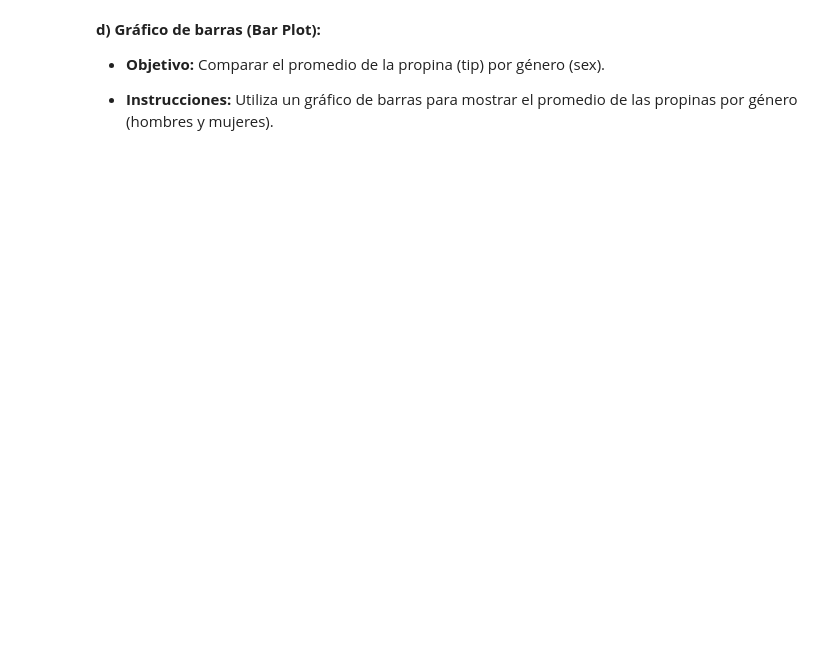
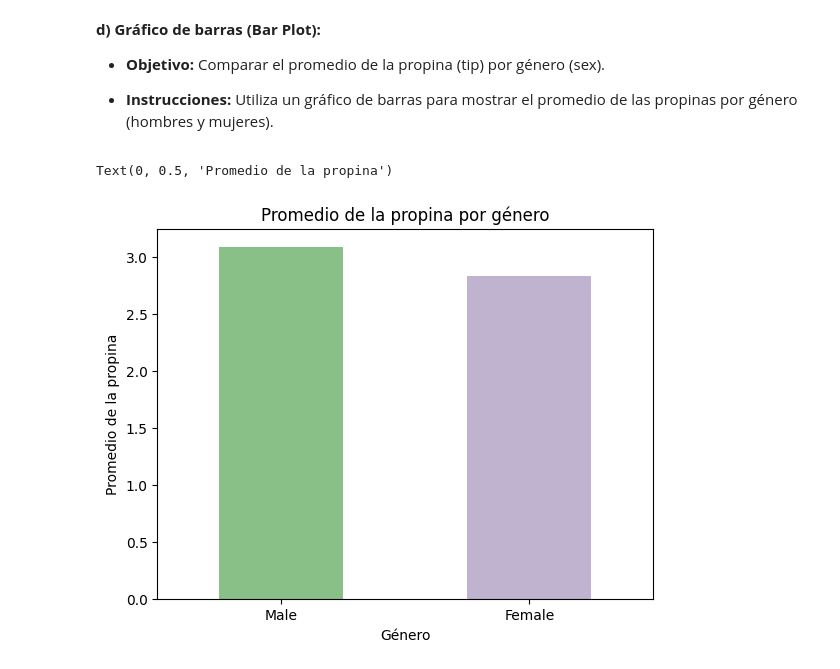
Before and after one commit to jonathanahc/Practicas, a Jupyter notebook: Práctica_8_Análisis_de_un_Dataset_con_Seaborn_y_Visualización_Avanzada.ipynb, the cells around one changed output. Cells and saved outputs as stored; diff of their text form; code cells hidden in the pictures; blank space fills up the shorter version.

```diff
--- a/Práctica_8_Análisis_de_un_Dataset_con_Seaborn_y_Visualización_Avanzada.ipynb
+++ b/Práctica_8_Análisis_de_un_Dataset_con_Seaborn_y_Visualización_Avanzada.ipynb
@@ -72,4 +137,10 @@ sns.scatterplot(x='total_bill', y='tip', data=df)
 # %%
 promedio = df.groupby('sex')['tip'].mean().reset_index()
 
-sns.barplot(x='sex', y='tip', data=promedio)
+sns.barplot(x='sex', y='tip', data=promedio, hue='sex', width=0.5)
+plt.title('Promedio de la propina por género')
+plt.xlabel('Género')
+plt.ylabel('Promedio de la propina')
+# %% [output]
+Text(0, 0.5, 'Promedio de la propina')
+[figure, added]
```
Also changed, not shown: parts of 11 cells of this notebook.
